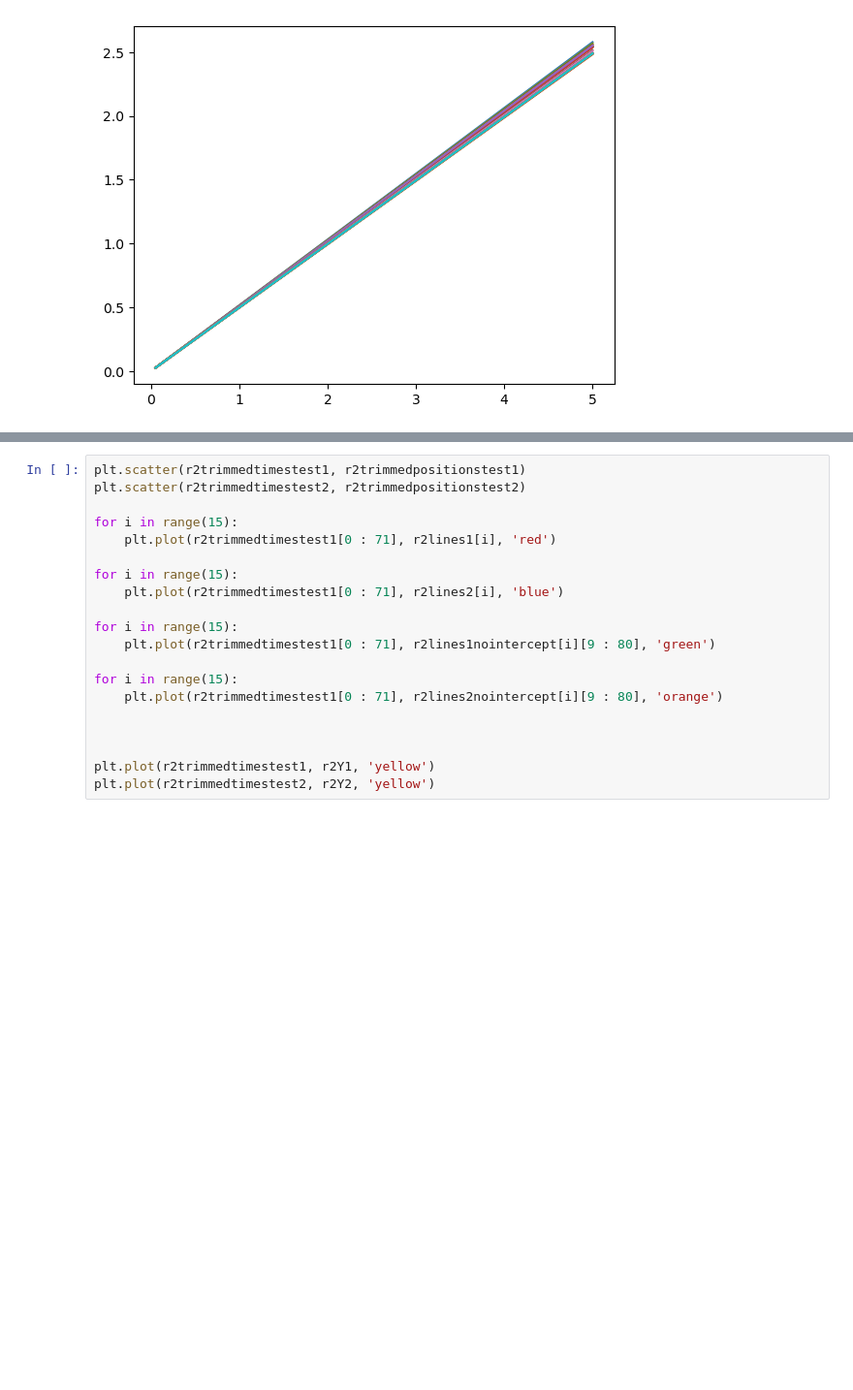
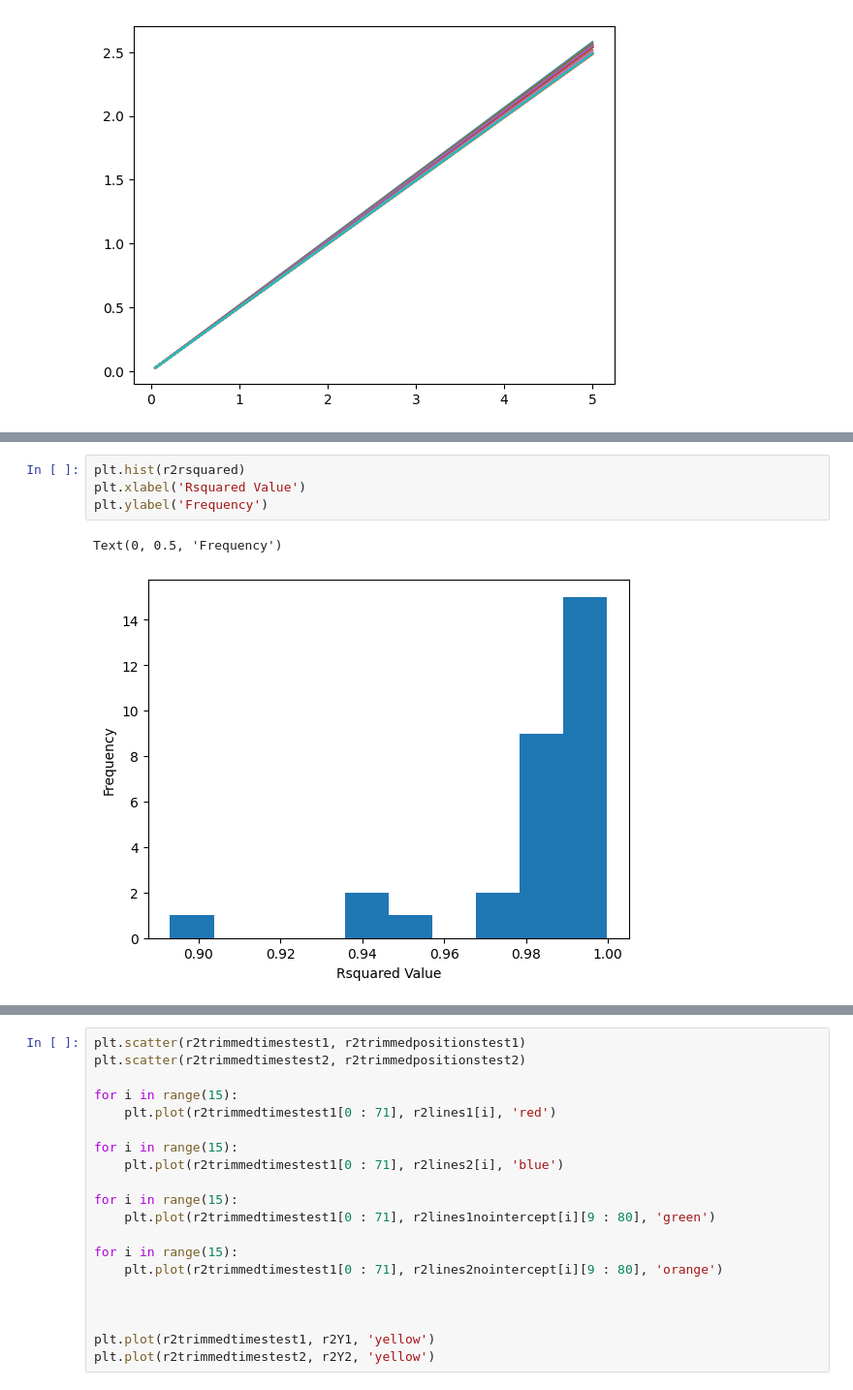
Before and after one commit to jeremiah-theisenschool/belhavencs, a Jupyter notebook: csc311/robot-analysis.ipynb, the cells around one changed output, grey strips where cells are left out. Shown at 97% size. Cells and saved outputs as stored; diff of their text form; blank space fills up the shorter version.

```diff
--- a/csc311/robot-analysis.ipynb
+++ b/csc311/robot-analysis.ipynb
@@ -508,0 +532,7 @@ for i in range(15):
+# %%
+plt.hist(r2rsquared)
+plt.xlabel('Rsquared Value')
+plt.ylabel('Frequency')
+# %% [output]
+Text(0, 0.5, 'Frequency')
+[figure, added]
```
Also changed, not shown: parts of 15 cells of this notebook.
